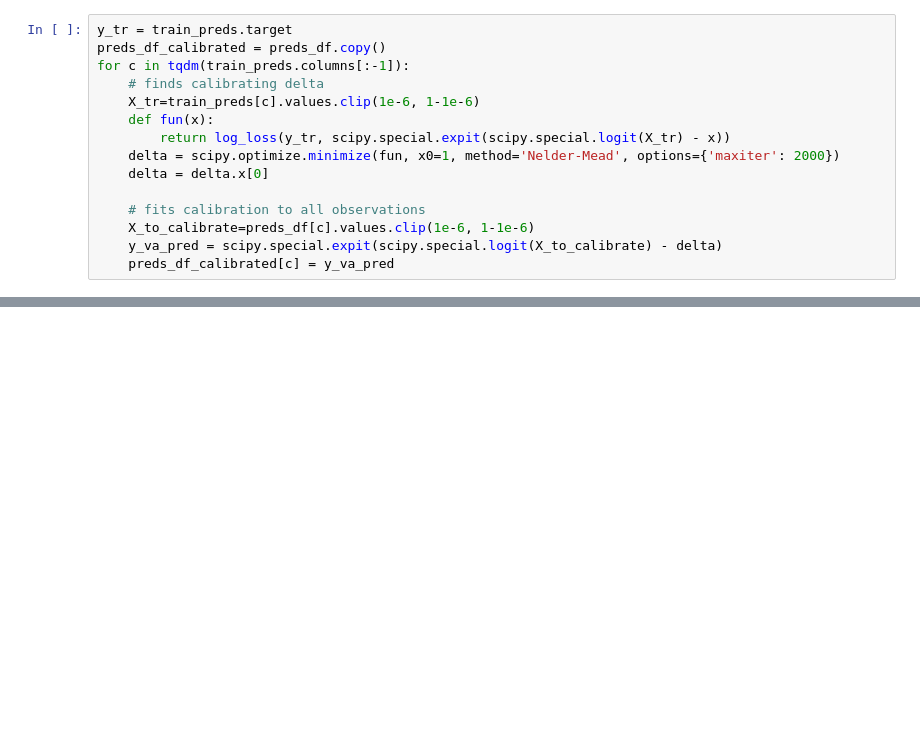
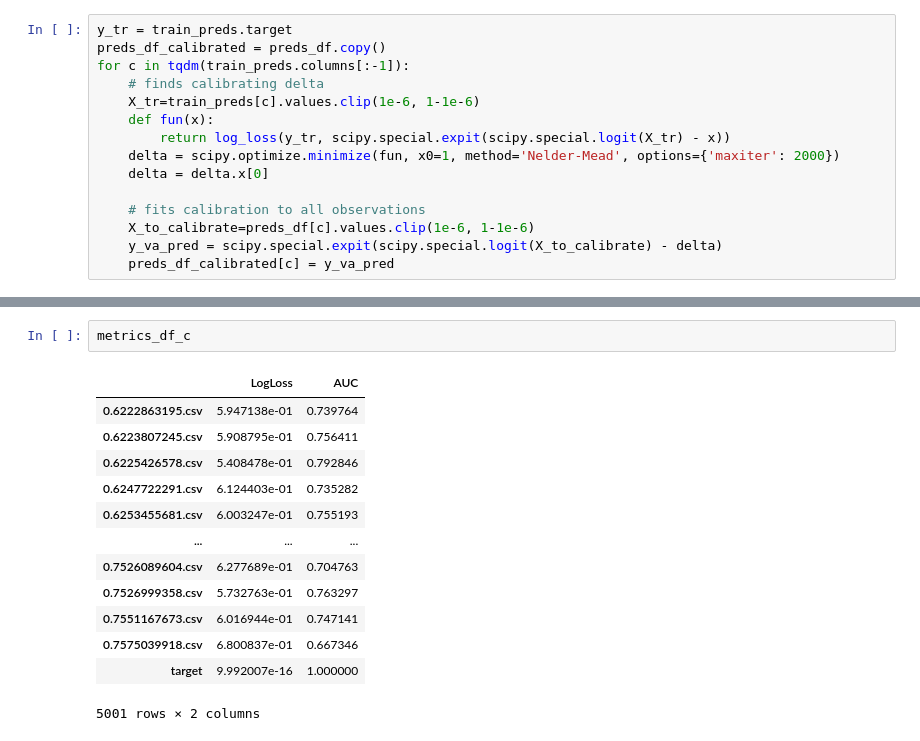
Before and after one commit to Donghee4/kaggle_ml, a Jupyter notebook: TPSnov22/TPSnov22 study.ipynb, the cells around one changed output, grey strips where cells are left out. Cells and saved outputs as stored; diff of their text form; blank space fills up the shorter version.

```diff
--- a/TPSnov22/TPSnov22 study.ipynb
+++ b/TPSnov22/TPSnov22 study.ipynb
@@ -178,0 +192,16 @@ train_preds.columns[-2]
+# %%
+metrics_df_c
+# %% [output]
+|  | LogLoss | AUC |
+| 0.6222863195.csv | 5.947138e-01 | 0.739764 |
+| 0.6223807245.csv | 5.908795e-01 | 0.756411 |
+| 0.6225426578.csv | 5.408478e-01 | 0.792846 |
+| 0.6247722291.csv | 6.124403e-01 | 0.735282 |
+| 0.6253455681.csv | 6.003247e-01 | 0.755193 |
+| ... | ... | ... |
+| 0.7526089604.csv | 6.277689e-01 | 0.704763 |
+| 0.7526999358.csv | 5.732763e-01 | 0.763297 |
+| 0.7551167673.csv | 6.016944e-01 | 0.747141 |
+| 0.7575039918.csv | 6.800837e-01 | 0.667346 |
+| target | 9.992007e-16 | 1.000000 |
+5001 rows × 2 columns
```
Also changed, not shown: parts of 8 cells of this notebook.
